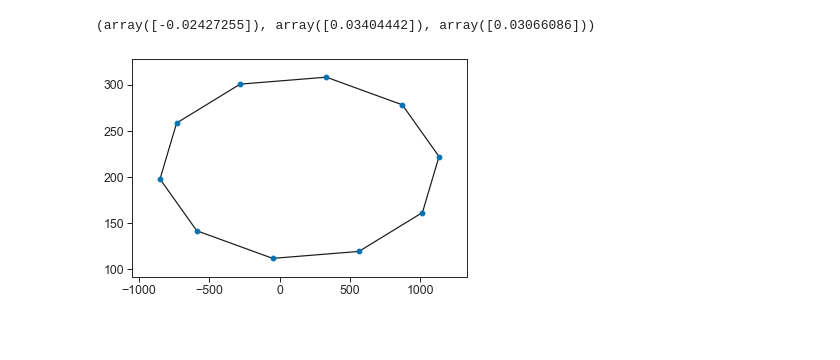
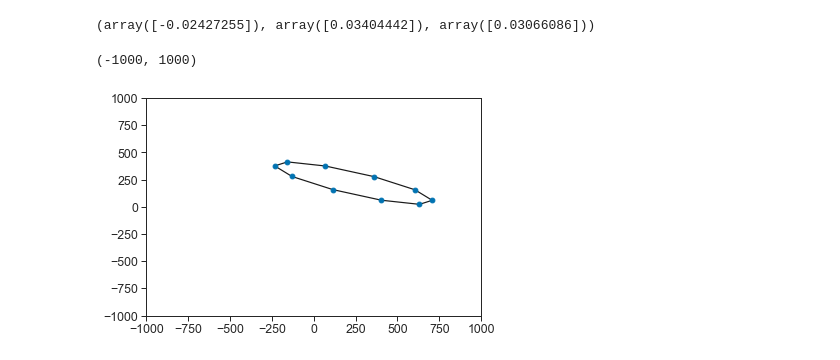
Before and after one commit to sessink/velocity_gradients, a Jupyter notebook: notebooks/compare_methods.ipynb, the cells around one changed output. Saved outputs shown, nothing was run; the diff lists cells and outputs as text; code cells hidden in the pictures; blank space fills up the shorter version.

```diff
--- a/notebooks/compare_methods.ipynb
+++ b/notebooks/compare_methods.ipynb
@@ -132,7 +112,7 @@ def make_hex(x0, y0, L, skew, M):
 
 #     random_stretch = random.randint(0, 2)
     i = 0
-    offset =  random.randint(0, 180)
+#     offset =  random.randint(0, 180)
     for j, angle in enumerate(angle):
         La = L*skew
         Lb = L
@@ -140,7 +120,17 @@ def make_hex(x0, y0, L, skew, M):
         yy[i] = y0 +  Lb * math.sin(math.radians(angle))
         i += 1
 
-    return xx, yy
+
+        theta = np.radians(random.randint(0, 360))
+        r = np.array(( (np.cos(theta), -np.sin(theta)),
+               (np.sin(theta),  np.cos(theta)) ))
+
+        A = r.dot([xx,yy])
+#     shift = random.randint(0,angle.size)
+#     xx = np.roll(xx, shift=shift)
+#     yy = np.roll(yy, shift=shift)
+
+    return A[0,:], A[1,:]
 
 def make_n_hexs(L, skew, N, M):
     import random
@@ -152,9 +142,12 @@ def make_n_hexs(L, skew, N, M):
         x[i, :], y[i, :] = make_hex(x0, y0, L, skew, M)
     return x, y
 # %%
-xi, yi = make_n_hexs(100, 10, 1, 10)
+xi, yi = make_n_hexs(100, 5, 1, 10)
 points = np.squeeze( np.array( [xi, yi] ) )
 # %%
 convex_hull_plot_2d(ConvexHull(points.T));
+plt.xlim(-1000,1000)
+plt.ylim(-1000,1000)
 # %% [output]
+(-1000, 1000)
-[figure, old version]
+[figure, new version]
```
Also changed, not shown: parts of 1 cell of this notebook, 4 other files.
